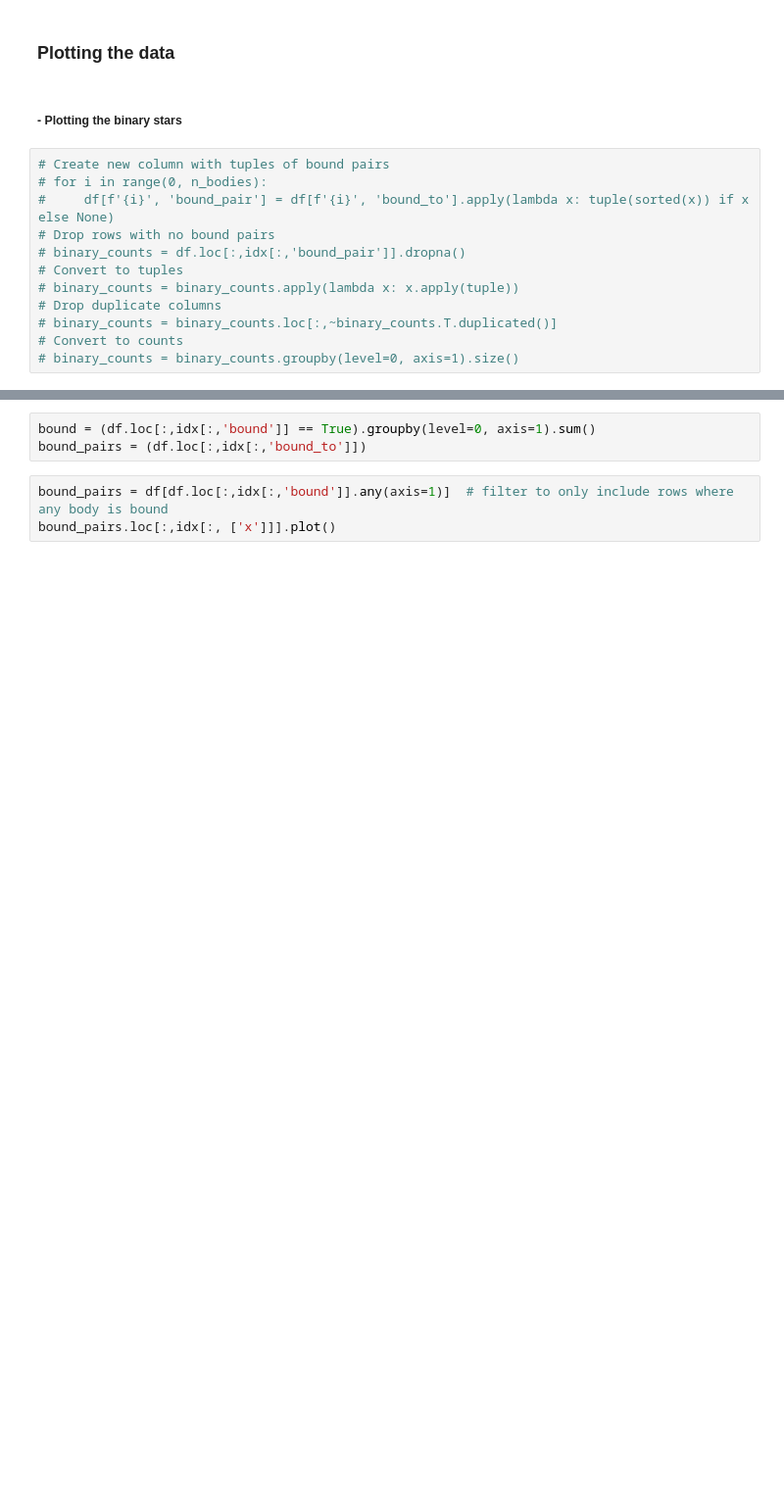
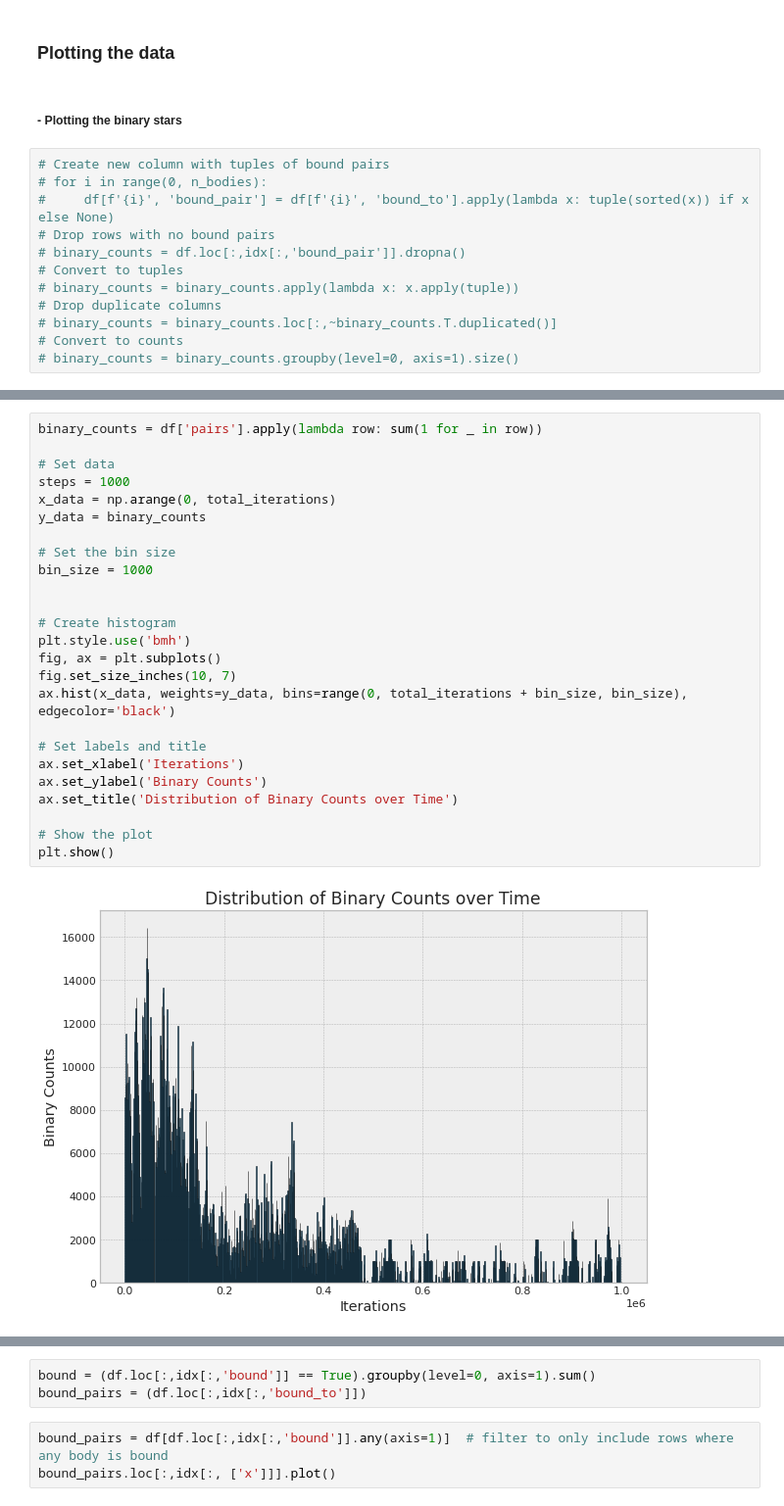
Before and after one commit to quartzar/n-body-cuda, a Jupyter notebook: nbody_notebook.ipynb, the cells around one changed output, grey strips where cells are left out. Shown: that part at 98% size. Drawn from its saved outputs; the diff is of its cells as text; blank space fills up the shorter version.

```diff
--- a/nbody_notebook.ipynb
+++ b/nbody_notebook.ipynb
@@ -297,0 +360,27 @@ Name: pairs, Length: 10000, dtype: object
+# %%
+binary_counts = df['pairs'].apply(lambda row: sum(1 for _ in row))
+
+# Set data
+steps = 1000
+x_data = np.arange(0, total_iterations)
+y_data = binary_counts
+
+# Set the bin size
+bin_size = 1000
+
+
+# Create histogram
+plt.style.use('bmh')
+fig, ax = plt.subplots()
+fig.set_size_inches(10, 7)
+ax.hist(x_data, weights=y_data, bins=range(0, total_iterations + bin_size, bin_size), edgecolor='black')
+
+# Set labels and title
+ax.set_xlabel('Iterations')
+ax.set_ylabel('Binary Counts')
+ax.set_title('Distribution of Binary Counts over Time')
+
+# Show the plot
+plt.show()
+# %% [output]
+[figure, added]
```
Also changed, not shown: parts of 9 cells of this notebook, 13 other files.
